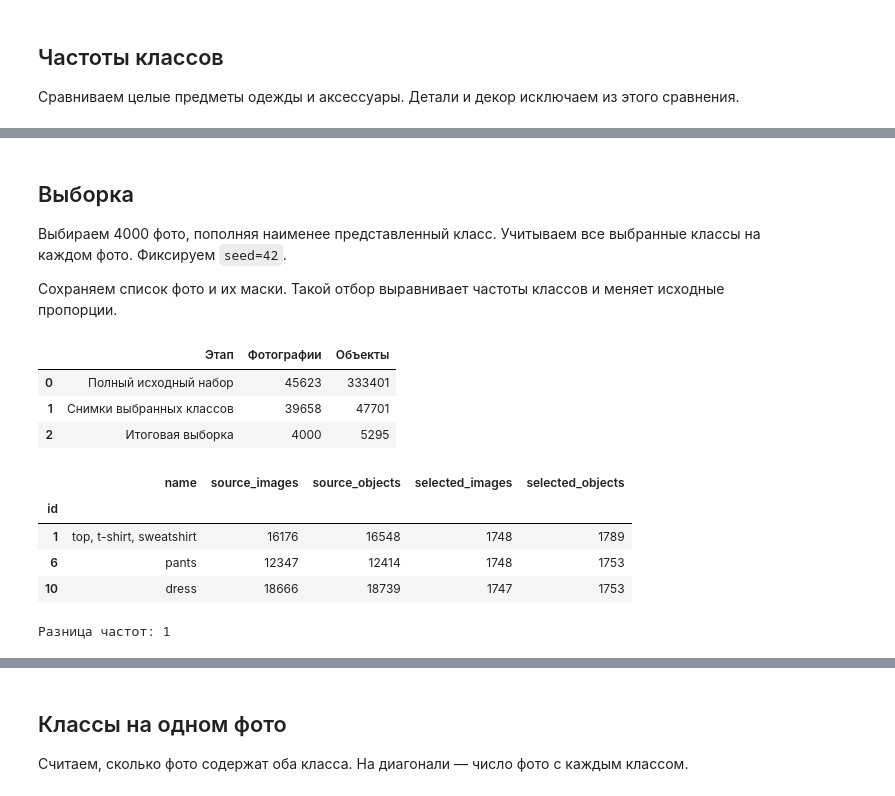
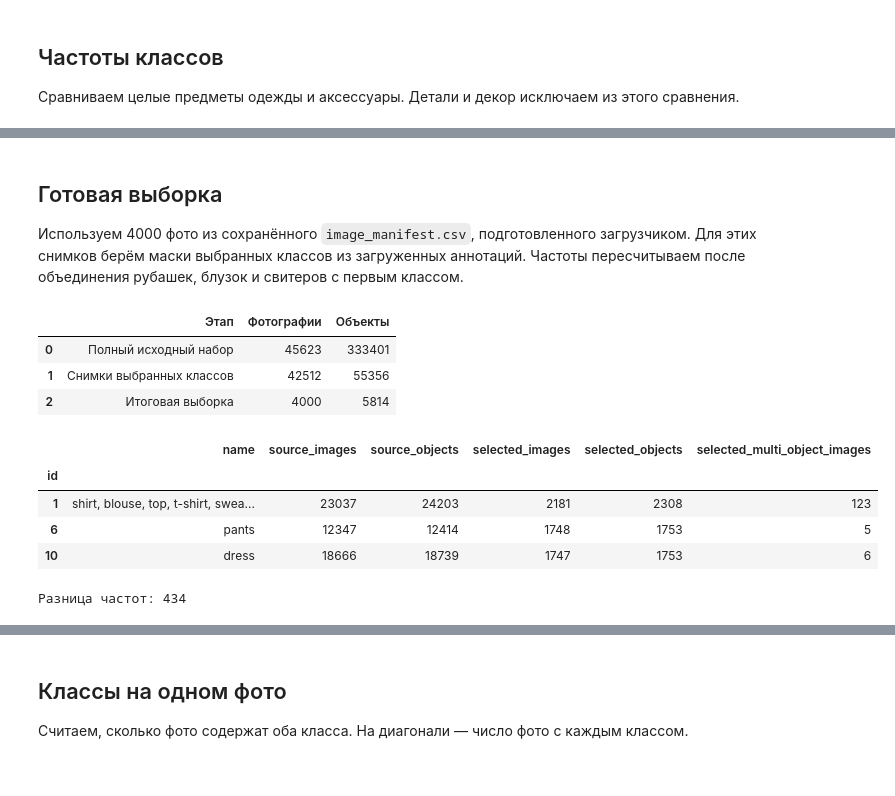
Before and after one commit to Monyzik/framework-coursework, a Jupyter notebook: notebooks/fashion.ipynb, the cells around one changed output, grey strips where cells are left out. Cells and saved outputs as stored; diff of their text form; code cells hidden in the pictures.

```diff
--- a/notebooks/fashion.ipynb
+++ b/notebooks/fashion.ipynb
@@ -72,6 +73,13 @@ if (metadata[['Width', 'Height']] <= 0).any().any():
 if (metadata.groupby('ImageId')[['Width', 'Height']].nunique() > 1).any().any():
     raise ValueError('Для одного фото указаны разные размеры.')
 
+metadata['ClassId'] = metadata['ClassId'].replace({0: 1, 2: 1})
+categories = categories.drop(index=[0, 2])
+categories.loc[1, 'name'] = 'shirt, blouse, top, t-shirt, sweatshirt, sweater'
+if SOURCE_CSV != RAW / 'train.csv':
+    print('Полный train.csv отсутствует. Используются только сохранённые маски. '
+          'Классы 0, 1 и 2 объединены в класс 1 в опубликованной выборке.')
+
 counts = categories[['name', 'supercategory']].join(
     metadata.groupby('ClassId').agg(images=('ImageId', 'nunique'), objects=('ImageId', 'size'))
 ).fillna({'images': 0, 'objects': 0}).astype(
@@ -144,42 +152,19 @@ plt.show()
 # %% [markdown]
-## Выборка
+## Готовая выборка
 
-Выбираем 4000 фото, пополняя наименее представленный класс. Учитываем все выбранные классы на каждом фото. Фиксируем `seed=42`.
-
-Сохраняем список фото и их маски. Такой отбор выравнивает частоты классов и меняет исходные пропорции.
+Используем 4000 фото из сохранённого `image_manifest.csv`, подготовленного загрузчиком. Для этих снимков берём маски выбранных классов из загруженных аннотаций. Частоты пересчитываем после объединения рубашек, блузок и свитеров с первым классом.
 # %%
 class_ids = sorted(set(CLASS_IDS))
 if not class_ids or not set(class_ids).issubset(categories.index):
     raise ValueError('Выберите существующие классы.')
 candidates = metadata[metadata['ClassId'].isin(class_ids)]
-labels_by_image = candidates.groupby('ImageId')['ClassId'].agg(set).to_dict()
-if not 0 < SAMPLE_SIZE <= len(labels_by_image):
-    raise ValueError('Недостаточно фотографий для выборки.')
-
-rng = random.Random(SEED)
-pools = {
-    cid: sorted(iid for iid, labels in labels_by_image.items() if cid in labels)
-    for cid in class_ids
-}
-for pool in pools.values():
-    rng.shuffle(pool)
-chosen = set()
-frequency = dict.fromkeys(class_ids, 0)
-
-# Пополняем наименее представленный класс.
-while len(chosen) < SAMPLE_SIZE:
-    for pool in pools.values():
-        while pool and pool[-1] in chosen:
-            pool.pop()
-    available_classes = [cid for cid in class_ids if pools[cid]]
-    if not available_classes:
-        raise ValueError('Закончились доступные фотографии.')
-    minimum = min(frequency[cid] for cid in available_classes)
-    cid = rng.choice([cid for cid in available_classes if frequency[cid] == minimum])
-    iid = pools[cid].pop()
-    chosen.add(iid)
-    for label in labels_by_image[iid]:
-        frequency[label] += 1
+manifest_path = PROCESSED / 'image_manifest.csv'
+saved_manifest = pd.read_csv(manifest_path, dtype={'ImageId': str})
+if len(saved_manifest) != SAMPLE_SIZE or not saved_manifest['ImageId'].is_unique:
+    raise ValueError('В манифесте ожидались 4000 уникальных фото.')
+chosen = set(saved_manifest['ImageId'])
+if not chosen.issubset(set(candidates['ImageId'])):
+    raise ValueError('В загруженных аннотациях отсутствуют фотографии из манифеста.')
 
 selected_metadata = candidates[candidates['ImageId'].isin(chosen)]
 manifest = pd.DataFrame([
@@ -193,46 +178,50 @@ manifest = pd.DataFrame([
     }
     for iid, group in selected_metadata.groupby('ImageId', sort=True)
 ])
-manifest.to_csv(PROCESSED / 'image_manifest.csv', index=False)
 selected_counts = categories.loc[class_ids, ['name', 'supercategory']].join(
     selected_metadata.groupby('ClassId').agg(
         images=('ImageId', 'nunique'), objects=('ImageId', 'size')
     )
 ).sort_values('images', ascending=False)
+instances_per_image = selected_metadata.groupby(['ImageId', 'ClassId']).size()
+selected_counts['images_with_multiple_objects'] = (
+    instances_per_image.gt(1).groupby('ClassId').sum().reindex(class_ids, fill_value=0)
+)
 summary = {
     'original_images': int(metadata['ImageId'].nunique()),
     'original_objects': len(metadata),
-    'candidate_images': len(labels_by_image),
+    'candidate_images': int(candidates['ImageId'].nunique()),
     'candidate_objects': len(candidates),
     'selected_images': len(manifest),
     'selected_objects': len(selected_metadata),
 }
 assert len(manifest) == SAMPLE_SIZE and manifest['ImageId'].is_unique
 assert set(selected_metadata['ClassId']) == set(class_ids)
 
 display(pd.DataFrame({
     'Этап': [data_label, 'Снимки выбранных классов', 'Итоговая выборка'],
     'Фотографии': [summary['original_images'], summary['candidate_images'], summary['selected_images']],
     'Объекты': [summary['original_objects'], summary['candidate_objects'], summary['selected_objects']],
 }))
 comparison = counts.loc[CLASS_IDS, ['name', 'images', 'objects']].rename(
     columns={'images': 'source_images', 'objects': 'source_objects'}
-).join(selected_counts[['images', 'objects']].rename(
-    columns={'images': 'selected_images', 'objects': 'selected_objects'}
+).join(selected_counts[['images', 'objects', 'images_with_multiple_objects']].rename(
+    columns={'images': 'selected_images', 'objects': 'selected_objects',
+             'images_with_multiple_objects': 'selected_multi_object_images'}
 ))
 display(comparison)
 print('Разница частот:', selected_counts['images'].max() - selected_counts['images'].min())
 # %% [output]
 |  | Этап | Фотографии | Объекты |
 | 0 | Полный исходный набор | 45623 | 333401 |
-| 1 | Снимки выбранных классов | 39658 | 47701 |
-| 2 | Итоговая выборка | 4000 | 5295 |
+| 1 | Снимки выбранных классов | 42512 | 55356 |
+| 2 | Итоговая выборка | 4000 | 5814 |
-|  | name | source_images | source_objects | selected_images | selected_objects |
-| id |  |  |  |  |  |
-| 1 | top, t-shirt, sweatshirt | 16176 | 16548 | 1748 | 1789 |
-| 6 | pants | 12347 | 12414 | 1748 | 1753 |
-| 10 | dress | 18666 | 18739 | 1747 | 1753 |
+|  | name | source_images | source_objects | selected_images | selected_objects | selected_multi_object_images |
+| id |  |  |  |  |  |  |
+| 1 | shirt, blouse, top, t-shirt, swea... | 23037 | 24203 | 2181 | 2308 | 123 |
+| 6 | pants | 12347 | 12414 | 1748 | 1753 | 5 |
+| 10 | dress | 18666 | 18739 | 1747 | 1753 | 6 |
-Разница частот: 1
+Разница частот: 434
 # %%
 # Читаем большие строки масок порциями.
 annotation_path = PROCESSED / 'selected_annotations.csv'
```
Also changed, not shown: parts of 10 cells of this notebook, 2 other files.
